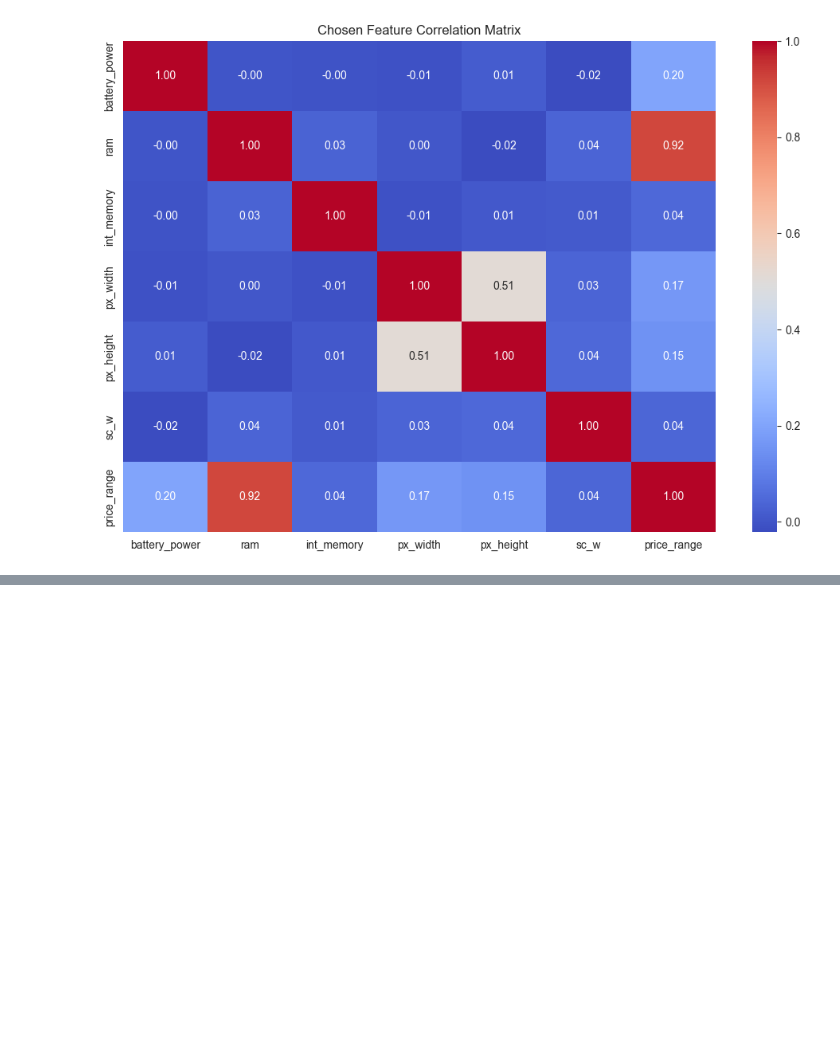
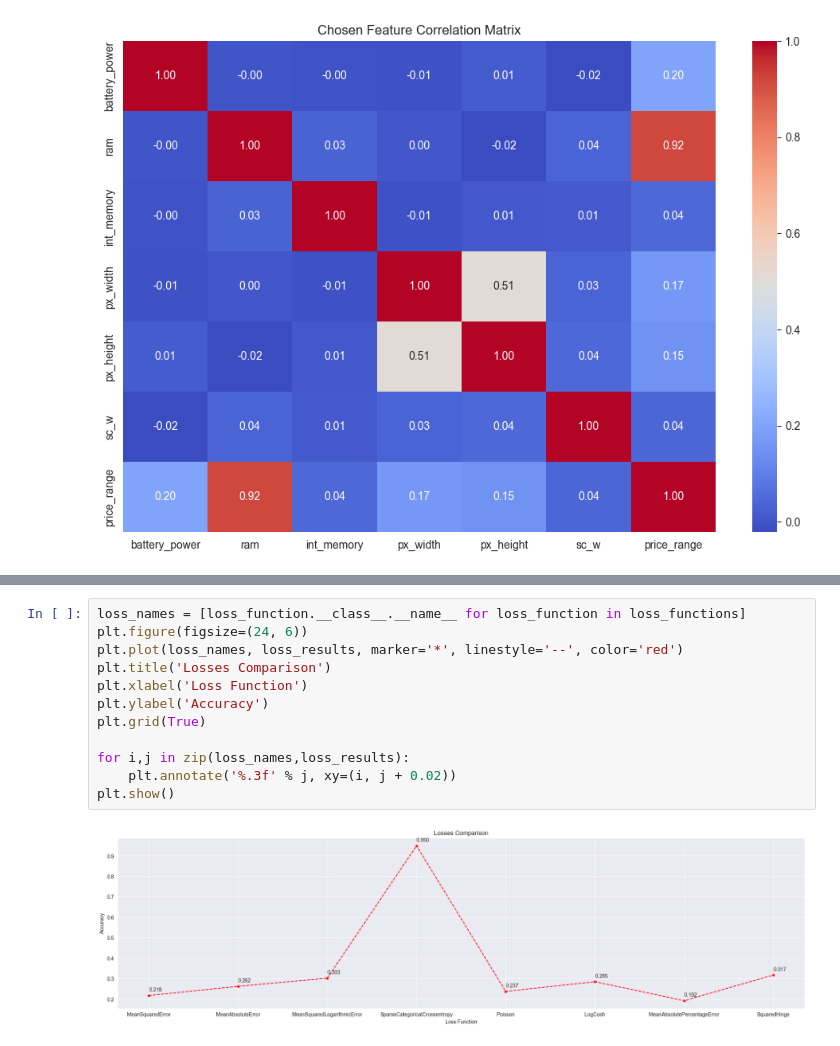
Before and after one commit to M-Byte480/cs4287-NNC-Multi-Layer-Perceptron-Phone-Price-Classifier, a Jupyter notebook: CS4287-Prj1-21308128-21331308.ipynb, the cells around one changed output, grey strips where cells are left out. Drawn from its saved outputs; the diff is of its cells as text; blank space fills up the shorter version.

```diff
--- a/CS4287-Prj1-21308128-21331308.ipynb
+++ b/CS4287-Prj1-21308128-21331308.ipynb
@@ -291 +475,15 @@ def cross_entropy_loss(output, expected_output):
+# %%
+loss_names = [loss_function.__class__.__name__ for loss_function in loss_functions]
+plt.figure(figsize=(24, 6))
+plt.plot(loss_names, loss_results, marker='*', linestyle='--', color='red')
+plt.title('Losses Comparison')
+plt.xlabel('Loss Function')
+plt.ylabel('Accuracy')
+plt.grid(True)
+
+for i,j in zip(loss_names,loss_results):
+    plt.annotate('%.3f' % j, xy=(i, j + 0.02))
+plt.show()
+# %% [output]
+[figure, added]
 # %%
```
Also changed, not shown: parts of 12 cells of this notebook.
